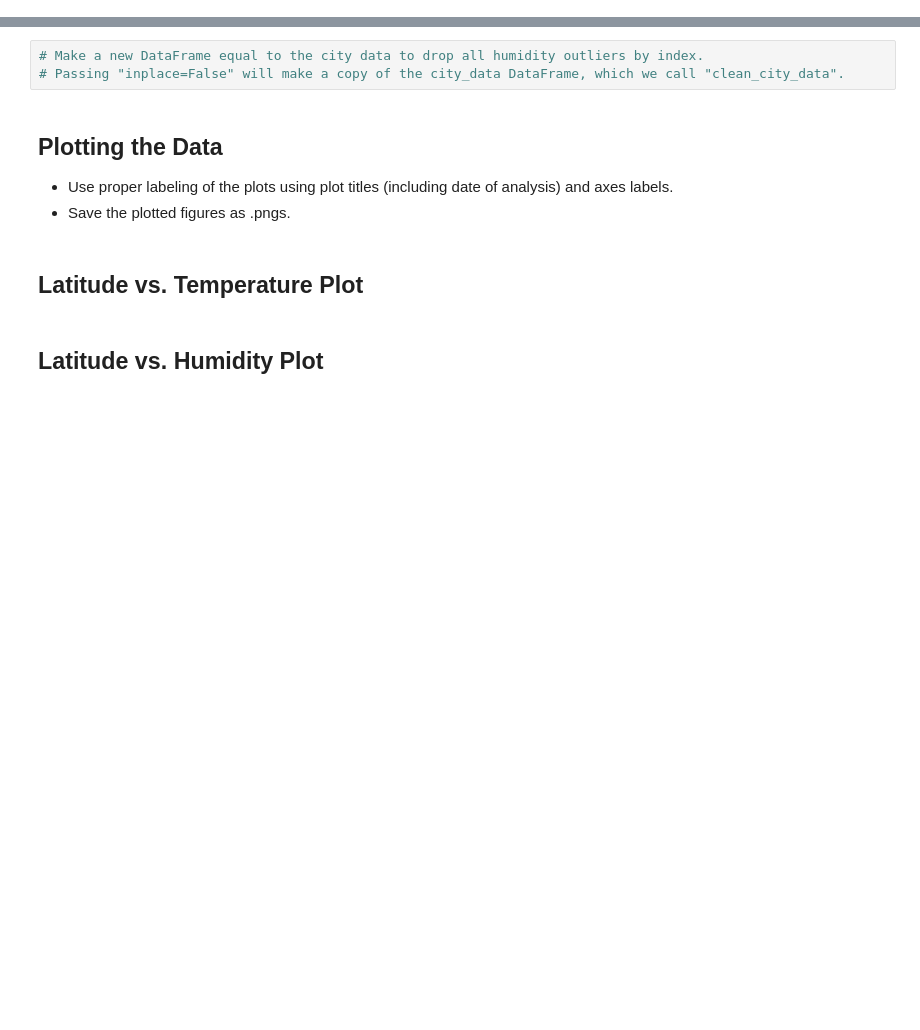
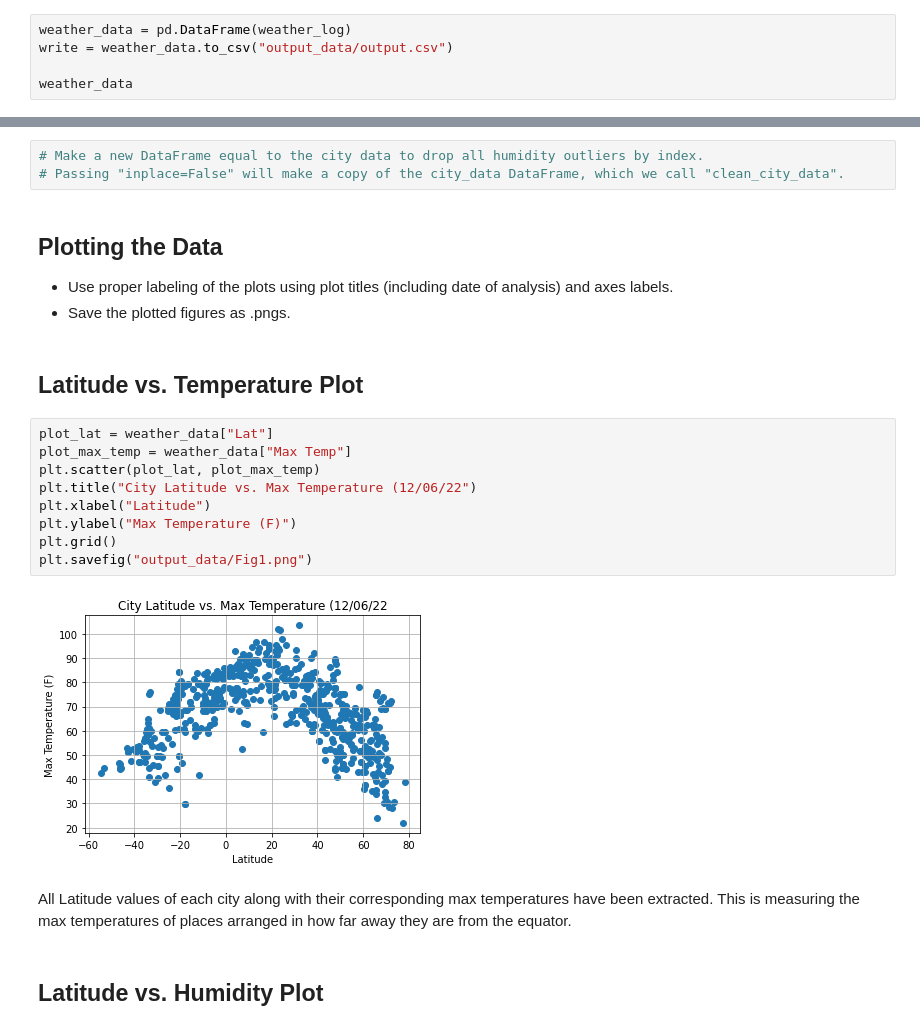
Before and after one commit to denk-ie/python-api-challenge, a Jupyter notebook: WeatherPy/WeatherPy.ipynb, the cells around one changed output, grey strips where cells are left out. Drawn from its saved outputs; the diff is of its cells as text; blank space fills up the shorter version.

Commit message:
completed WeatherPy

```diff
--- a/WeatherPy/WeatherPy.ipynb
+++ b/WeatherPy/WeatherPy.ipynb
@@ -126,0 +102,5 @@ pprint(weather_json)
+# %%
+weather_data = pd.DataFrame(weather_log)
+write = weather_data.to_csv("output_data/output.csv")
+
+weather_data
@@ -139,5 +137,18 @@ Skip this step if there are no cities that have humidity > 100%.
 * Save the plotted figures as .pngs.
 # %% [markdown]
 ## Latitude vs. Temperature Plot
+# %%
+plot_lat = weather_data["Lat"]
+plot_max_temp = weather_data["Max Temp"]
+plt.scatter(plot_lat, plot_max_temp)
+plt.title("City Latitude vs. Max Temperature (12/06/22")
+plt.xlabel("Latitude")
+plt.ylabel("Max Temperature (F)")
+plt.grid()
+plt.savefig("output_data/Fig1.png")
+# %% [output]
+[figure, added]
+# %% [markdown]
+All Latitude values of each city along with their corresponding max temperatures have been extracted. This is measuring the max temperatures of places arranged in how far away they are from the equator.
 # %% [markdown]
 ## Latitude vs. Humidity Plot
```
Also changed, not shown: parts of 30 cells of this notebook, 13 other files.
